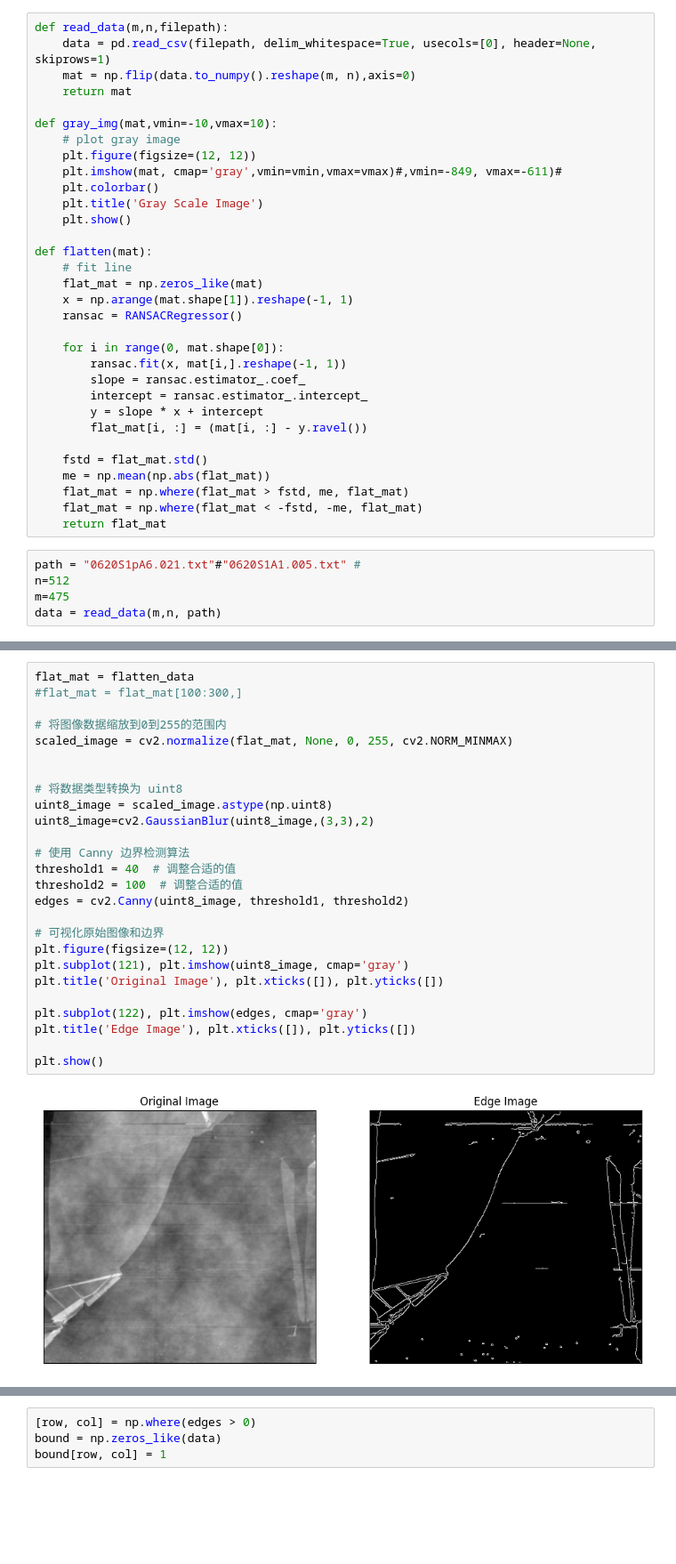
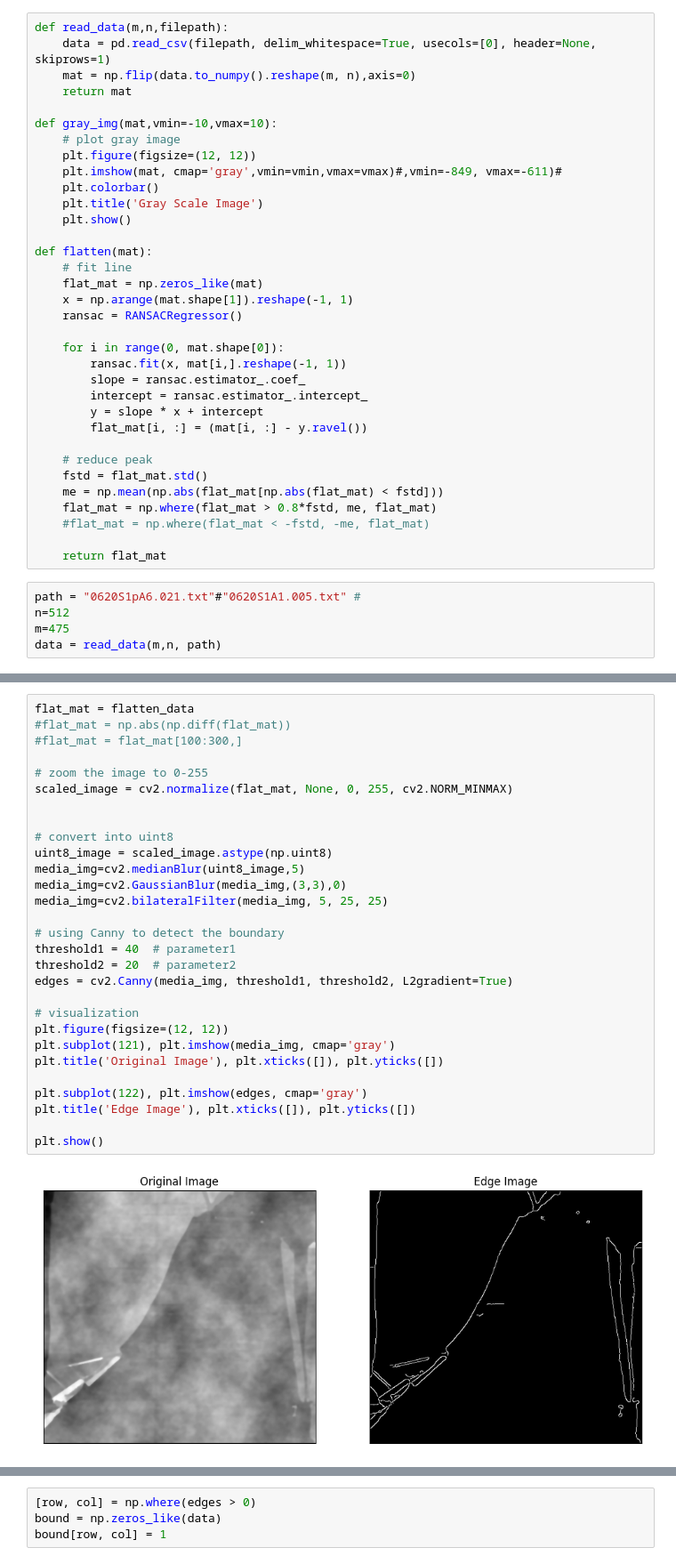
Before and after one commit to SekaiGao/nano-analysis, a Jupyter notebook: nano.ipynb, the cells around one changed output, grey strips where cells are left out. Shown at 89% size. Drawn from its saved outputs; the diff is of its cells as text; blank space fills up the shorter version.

```diff
--- a/nano.ipynb
+++ b/nano.ipynb
@@ -34,10 +38,12 @@ def flatten(mat):
         y = slope * x + intercept
         flat_mat[i, :] = (mat[i, :] - y.ravel())
 
+    # reduce peak
     fstd = flat_mat.std()
-    me = np.mean(np.abs(flat_mat))
-    flat_mat = np.where(flat_mat > fstd, me, flat_mat)
-    flat_mat = np.where(flat_mat < -fstd, -me, flat_mat)
+    me = np.mean(np.abs(flat_mat[np.abs(flat_mat) < fstd]))
+    flat_mat = np.where(flat_mat > 0.8*fstd, me, flat_mat)
+    #flat_mat = np.where(flat_mat < -fstd, -me, flat_mat)
+
     return flat_mat
 # %%
 path = "0620S1pA6.021.txt"#"0620S1A1.005.txt" #
@@ -70,28 +69,31 @@ gray_img(flatten_data)
 # %%
 flat_mat = flatten_data
+#flat_mat = np.abs(np.diff(flat_mat))
 #flat_mat = flat_mat[100:300,]
 
-# 将图像数据缩放到0到255的范围内
+# zoom the image to 0-255
 scaled_image = cv2.normalize(flat_mat, None, 0, 255, cv2.NORM_MINMAX)
 
 
-# 将数据类型转换为 uint8
+# convert into uint8
 uint8_image = scaled_image.astype(np.uint8)
-uint8_image=cv2.GaussianBlur(uint8_image,(3,3),2)
+media_img=cv2.medianBlur(uint8_image,5)
+media_img=cv2.GaussianBlur(media_img,(3,3),0)
+media_img=cv2.bilateralFilter(media_img, 5, 25, 25)
 
-# 使用 Canny 边界检测算法
-threshold1 = 40  # 调整合适的值
-threshold2 = 100  # 调整合适的值
-edges = cv2.Canny(uint8_image, threshold1, threshold2)
+# using Canny to detect the boundary
+threshold1 = 40  # parameter1
+threshold2 = 20  # parameter2
+edges = cv2.Canny(media_img, threshold1, threshold2, L2gradient=True)
 
-# 可视化原始图像和边界
+# visualization
 plt.figure(figsize=(12, 12))
-plt.subplot(121), plt.imshow(uint8_image, cmap='gray')
+plt.subplot(121), plt.imshow(media_img, cmap='gray')
 plt.title('Original Image'), plt.xticks([]), plt.yticks([])
 
 plt.subplot(122), plt.imshow(edges, cmap='gray')
 plt.title('Edge Image'), plt.xticks([]), plt.yticks([])
 
 plt.show()
 # %% [output]
-[figure, old version]
+[figure, new version]
```
Also changed, not shown: parts of 24 cells of this notebook.
